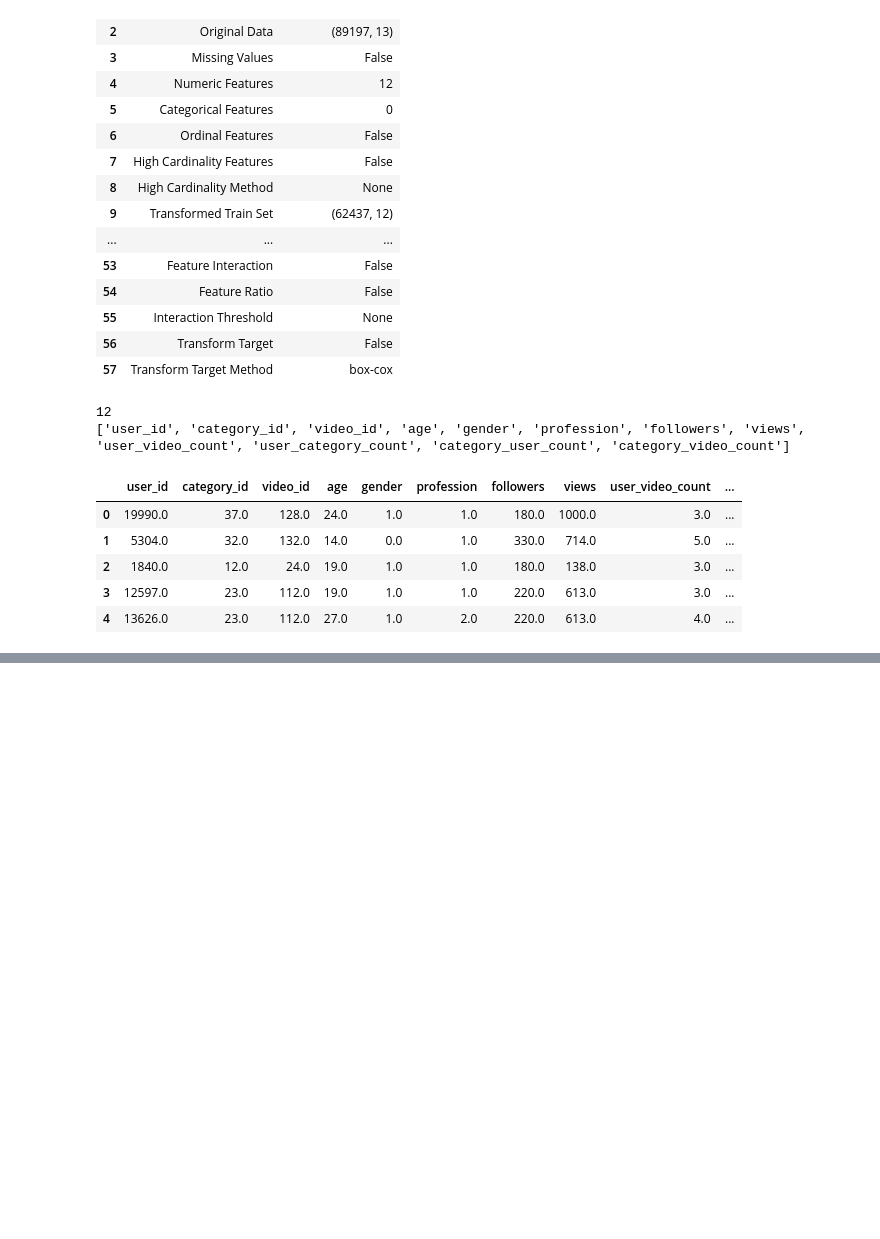
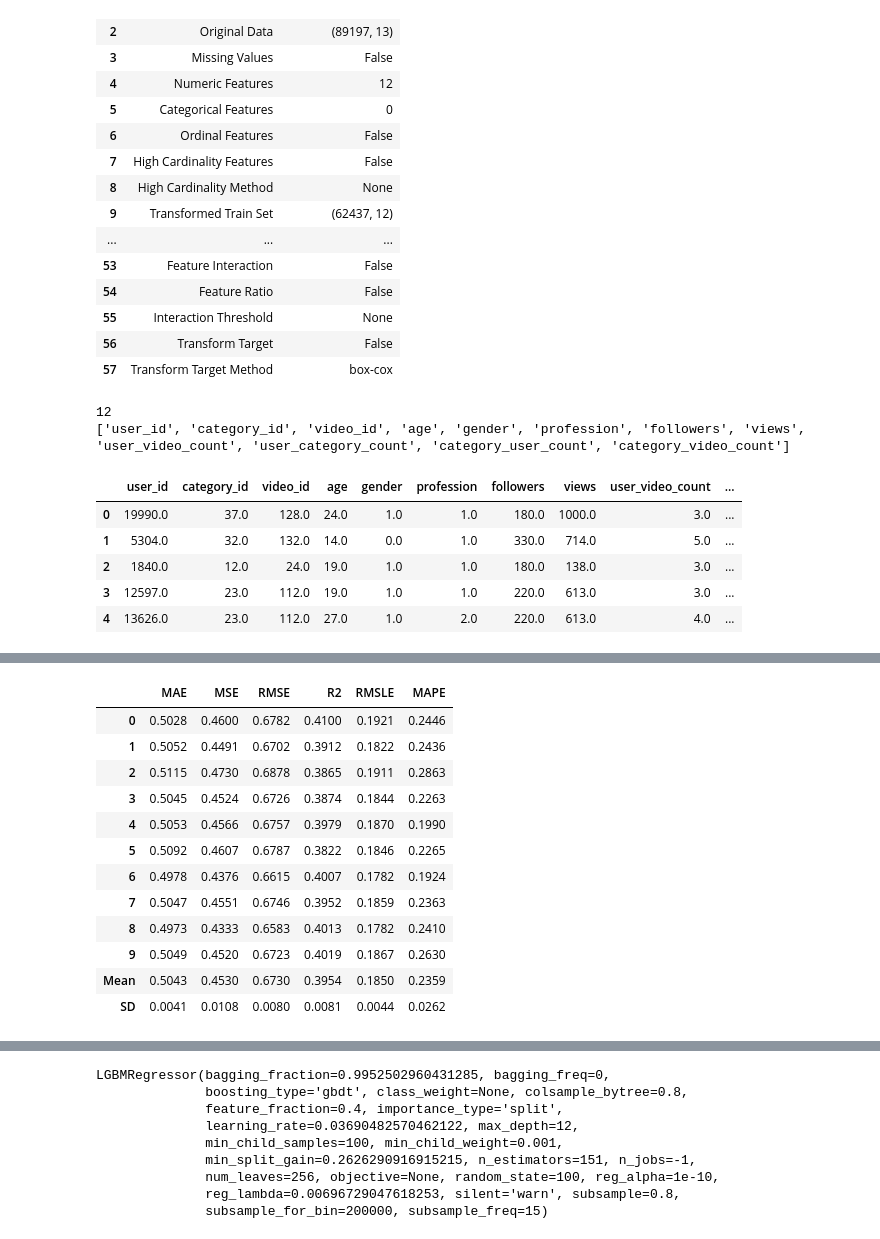
Before and after one commit to baskarsambandamurthy/jobathon-feb-2022, a Jupyter notebook: jobathon-feb-2022-preproc.ipynb, the cells around one changed output, grey strips where cells are left out. Saved outputs shown, nothing was run; the diff lists cells and outputs as text; code cells hidden in the pictures; blank space fills up the shorter version.

```diff
--- a/jobathon-feb-2022-preproc.ipynb
+++ b/jobathon-feb-2022-preproc.ipynb
@@ -325,0 +495,20 @@ LGBMRegressor(boosting_type='gbdt', class_weight=None, colsample_bytree=1.0,
+# %%
+%%time
+tuned_lgbm = tune_model(lgbm,optimize='r2',
+                        search_library='scikit-optimize',
+                        n_iter=25)
+tuned_lgbm
+# %% [output]
+|  | MAE | MSE | RMSE | R2 | RMSLE | MAPE |
+| 0 | 0.5028 | 0.4600 | 0.6782 | 0.4100 | 0.1921 | 0.2446 |
+| 1 | 0.5052 | 0.4491 | 0.6702 | 0.3912 | 0.1822 | 0.2436 |
+| 2 | 0.5115 | 0.4730 | 0.6878 | 0.3865 | 0.1911 | 0.2863 |
+| 3 | 0.5045 | 0.4524 | 0.6726 | 0.3874 | 0.1844 | 0.2263 |
+| 4 | 0.5053 | 0.4566 | 0.6757 | 0.3979 | 0.1870 | 0.1990 |
+| 5 | 0.5092 | 0.4607 | 0.6787 | 0.3822 | 0.1846 | 0.2265 |
+| 6 | 0.4978 | 0.4376 | 0.6615 | 0.4007 | 0.1782 | 0.1924 |
+| 7 | 0.5047 | 0.4551 | 0.6746 | 0.3952 | 0.1859 | 0.2363 |
+| 8 | 0.4973 | 0.4333 | 0.6583 | 0.4013 | 0.1782 | 0.2410 |
+| 9 | 0.5049 | 0.4520 | 0.6723 | 0.4019 | 0.1867 | 0.2630 |
+| Mean | 0.5043 | 0.4530 | 0.6730 | 0.3954 | 0.1850 | 0.2359 |
+| SD | 0.0041 | 0.0108 | 0.0080 | 0.0081 | 0.0044 | 0.0262 |
@@ -325,0 +517,9 @@ LGBMRegressor(boosting_type='gbdt', class_weight=None, colsample_bytree=1.0,
+LGBMRegressor(bagging_fraction=0.9952502960431285, bagging_freq=0,
+              boosting_type='gbdt', class_weight=None, colsample_bytree=0.8,
+              feature_fraction=0.4, importance_type='split',
+              learning_rate=0.03690482570462122, max_depth=12,
+              min_child_samples=100, min_child_weight=0.001,
+              min_split_gain=0.2626290916915215, n_estimators=151, n_jobs=-1,
+              num_leaves=256, objective=None, random_state=100, reg_alpha=1e-10,
+              reg_lambda=0.00696729047618253, silent='warn', subsample=0.8,
+              subsample_for_bin=200000, subsample_freq=15)
```
Also changed, not shown: parts of 18 cells of this notebook.
